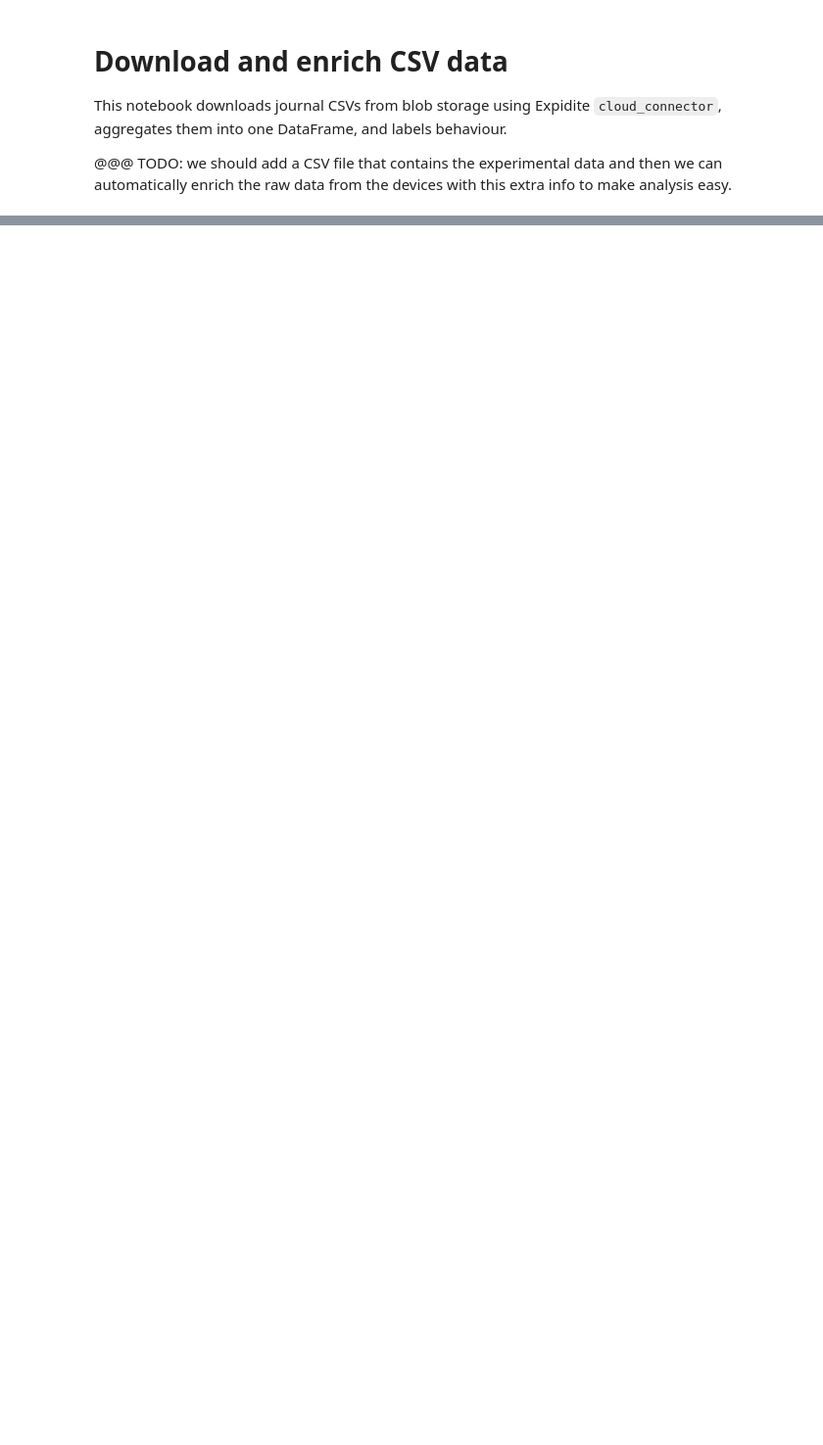
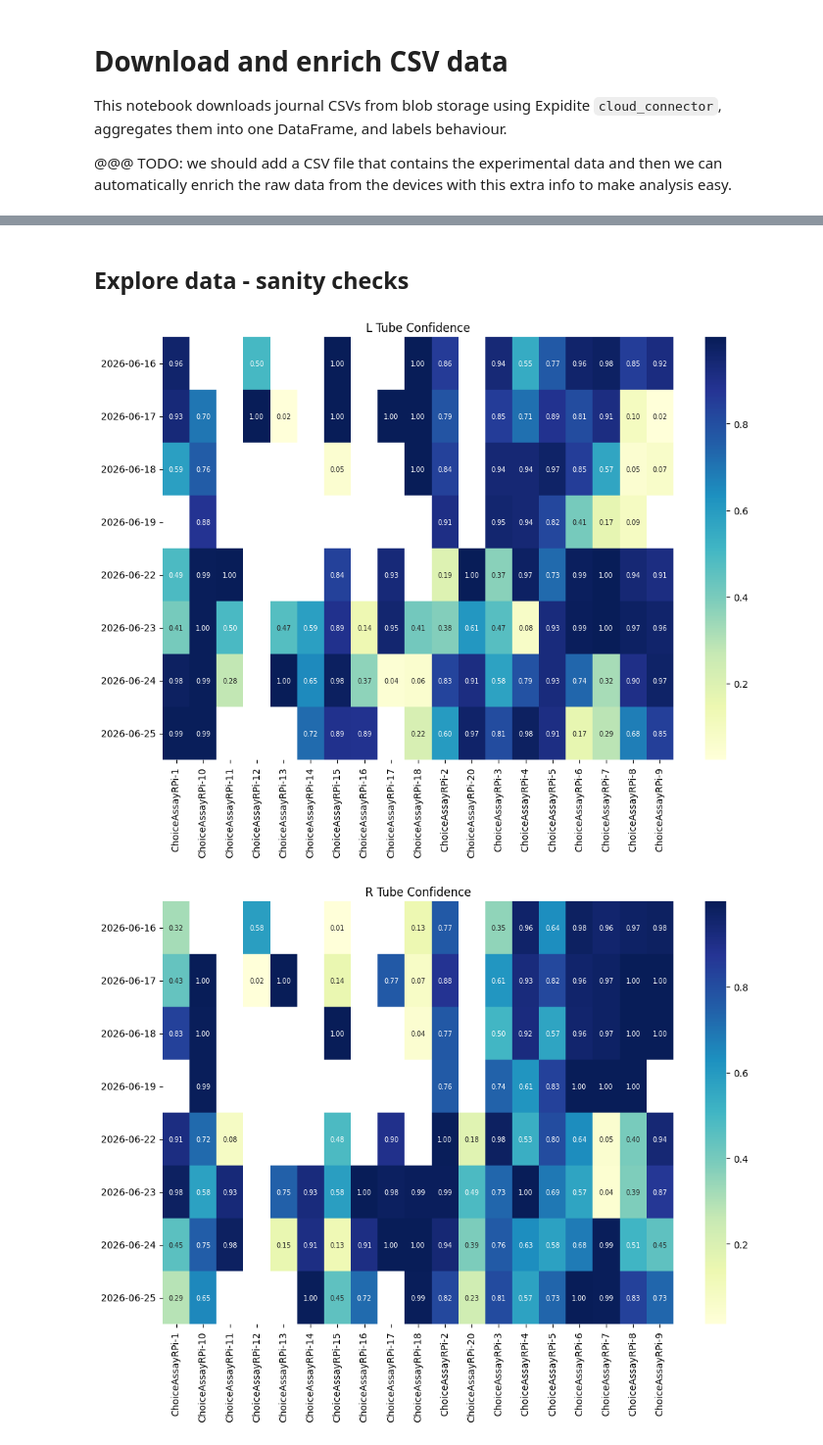
Before and after one commit to Oxford-Bee-Lab/ChoiceAssay, a Jupyter notebook: src/choice_assay/etl/download_and_enrich.ipynb, the cells around one changed output, grey strips where cells are left out. Shown at 98% size. Drawn from its saved outputs; the diff is of its cells as text; code cells hidden in the pictures; blank space fills up the shorter version.

```diff
--- a/src/choice_assay/etl/download_and_enrich.ipynb
+++ b/src/choice_assay/etl/download_and_enrich.ipynb
@@ -124,0 +248,4 @@ else:
+# %%
+# How many rows don't have a high confidence feeding tube detection (L_tube_conf, R_tube_conf)
+df["tube_low_confidence"] = (df["L_tube_conf"] < 0.25) | (df["R_tube_conf"] < 0.25)
+print(f"Rows with low confidence feeding tube detection: {df['tube_low_confidence'].sum()}")
@@ -124,0 +254,8 @@ else:
+# %% [markdown]
+## Explore data - sanity checks
+# %%
+display_heatmap(df, "L_tube_conf", fmt=".2f", title="L Tube Confidence")
+display_heatmap(df, "R_tube_conf", fmt=".2f", title="R Tube Confidence")
+# %% [output]
+[figure, added]
+[figure, added]
```
Also changed, not shown: parts of 18 cells of this notebook, 13 other files.
